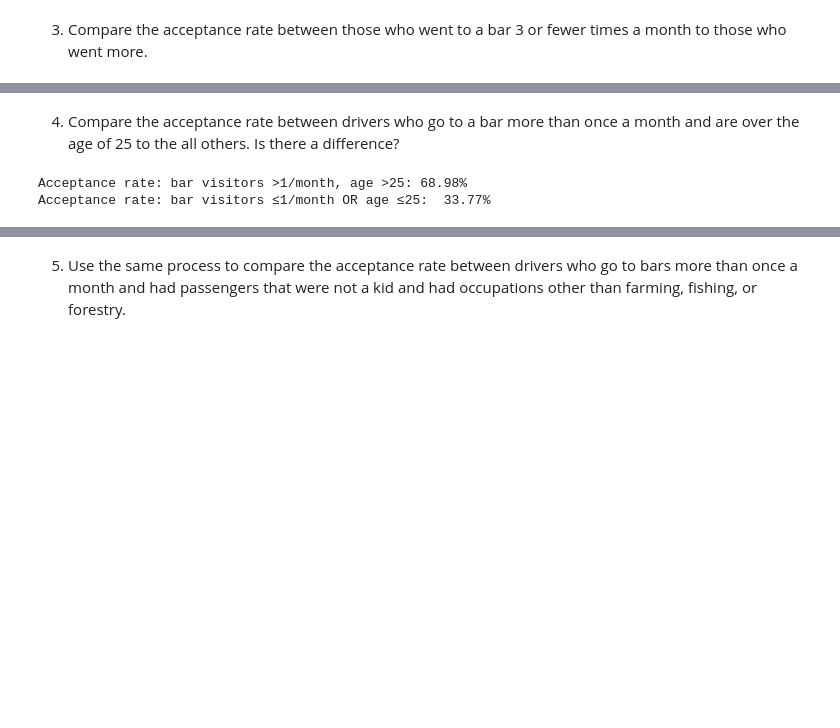
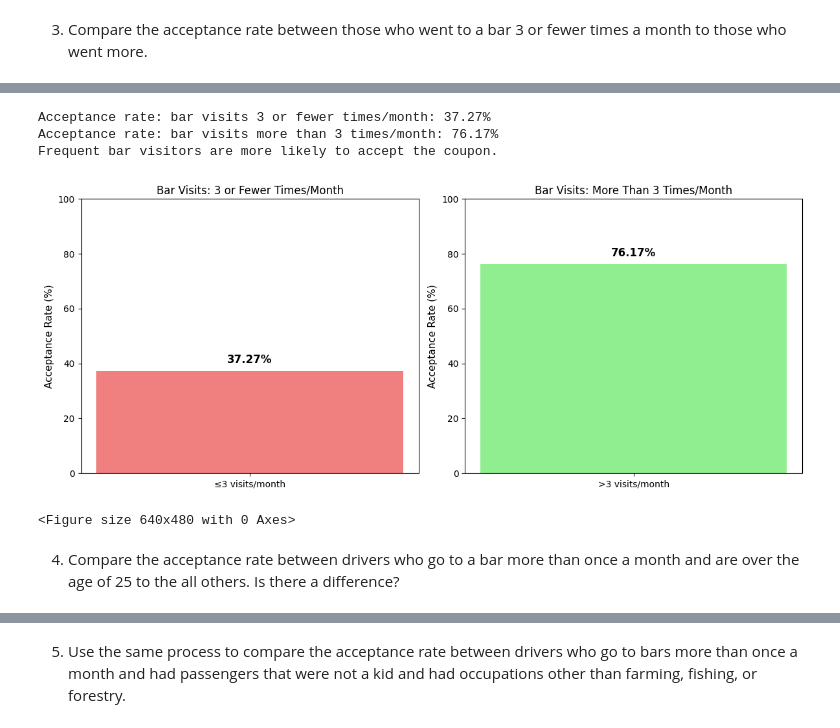
Before and after one commit to gowd-haraginadoni/ML-Will-Customer-Accept-Coupon, a Jupyter notebook: prompt.ipynb, the cells around one changed output, grey strips where cells are left out. Saved outputs shown, nothing was run; the diff lists cells and outputs as text; code cells hidden in the pictures; blank space fills up the shorter version.

```diff
--- a/prompt.ipynb
+++ b/prompt.ipynb
@@ -207,17 +249,41 @@ Acceptance rate: bar visits more than 3 times/month: 76.17%
+# %%
+list_3_or_few = ['never', 'less1', '1~3']
+
+acceptance_bar_3_or_fewer = acceptance_rate(df_bar.query('Bar in @list_3_or_few'))
+print(f"Acceptance rate: bar visits 3 or fewer times/month: {format_perc(acceptance_bar_3_or_fewer)}")
+
+acceptance_bar_more_than_3 = acceptance_rate(df_bar.query('Bar not in @list_3_or_few'))
+print(f"Acceptance rate: bar visits more than 3 times/month: {format_perc(acceptance_bar_more_than_3)}")
+
+print(f"Frequent bar visitors are more likely to accept the coupon.")
+
+# Comparison of bar visit frequency groups
+fig, (ax1, ax2) = plt.subplots(1, 2, figsize=(12, 5))
+
+# Subplot 1: ≤3 visits/month
+ax1.bar(['≤3 visits/month'], [acceptance_bar_3_or_fewer], color='lightcoral', width=0.5)
+ax1.set_ylabel('Acceptance Rate (%)', fontsize=11)
+ax1.set_title('Bar Visits: 3 or Fewer Times/Month', fontsize=12)
+ax1.set_ylim(0, 100)
+ax1.text(0, acceptance_bar_3_or_fewer + 3, f'{acceptance_bar_3_or_fewer:.2f}%',
+         ha='center', fontsize=12, fontweight='bold')
+
+# Subplot 2: >3 visits/month
+ax2.bar(['>3 visits/month'], [acceptance_bar_more_than_3], color='lightgreen', width=0.5)
+ax2.set_ylabel('Acceptance Rate (%)', fontsize=11)
+ax2.set_title('Bar Visits: More Than 3 Times/Month', fontsize=12)
+ax2.set_ylim(0, 100)
+ax2.text(0, acceptance_bar_more_than_3 + 3, f'{acceptance_bar_more_than_3:.2f}%',
+         ha='center', fontsize=12, fontweight='bold')
+
+plt.tight_layout()
+plt.show()
+plt.savefig('images/bar_visit_frequency_comparison.png')
+# %% [output]
+Acceptance rate: bar visits 3 or fewer times/month: 37.27%
+Acceptance rate: bar visits more than 3 times/month: 76.17%
+Frequent bar visitors are more likely to accept the coupon.
+[figure, added]
+<Figure size 640x480 with 0 Axes>
 # %% [markdown]
 4. Compare the acceptance rate between drivers who go to a bar more than once a month and are over the age of 25 to the all others.  Is there a difference?
-# %%
-age_less_25 = ['21', 'below21']
-bar_less_than_1 = ['never', 'less1']
-
-drivers_25plus_bar_once_atleast = df_bar.query("age not in @age_less_25 and Bar not in @bar_less_than_1")
-not_drivers_25plus_bar_once_atleast = df_bar[~df_bar.index.isin(drivers_25plus_bar_once_atleast.index)]
-
-drivers_25plus_bar_once_atleast_prop = acceptance_rate(drivers_25plus_bar_once_atleast)
-not_drivers_25plus_bar_once_atleast_prop = acceptance_rate(not_drivers_25plus_bar_once_atleast)
-
-print(f"Acceptance rate: bar visitors >1/month, age >25: {format_perc(drivers_25plus_bar_once_atleast_prop)}")
-print(f"Acceptance rate: bar visitors ≤1/month OR age ≤25:  {format_perc(not_drivers_25plus_bar_once_atleast_prop)}")
-# %% [output]
-Acceptance rate: bar visitors >1/month, age >25: 68.98%
-Acceptance rate: bar visitors ≤1/month OR age ≤25:  33.77%
```
Also changed, not shown: parts of 25 cells of this notebook, 1 other file.
